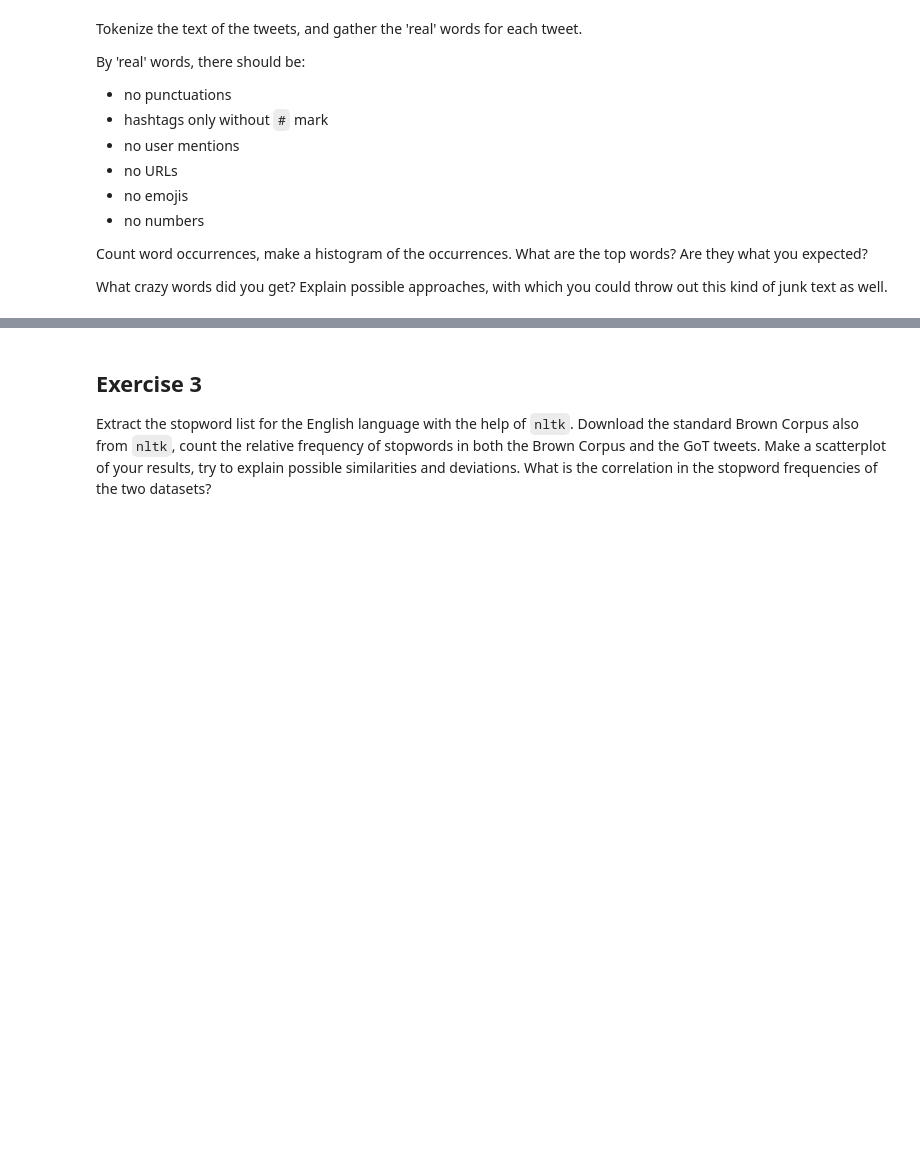
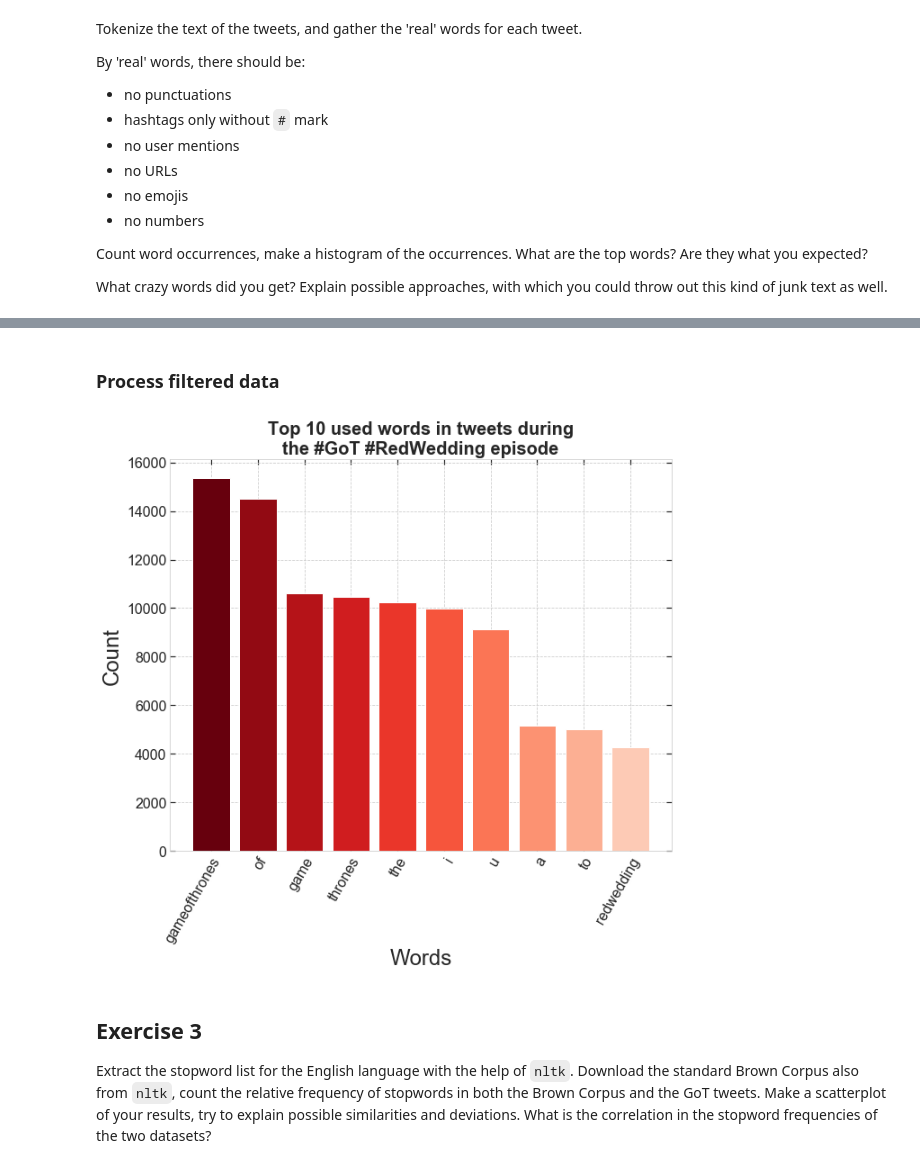
Before and after one commit to masterdesky/ELTE-data-exploration-2020, a Jupyter notebook: Lecture 10/worksheet_nlp.ipynb, the cells around one changed output, grey strips where cells are left out. Cells and saved outputs as stored; diff of their text form; code cells hidden in the pictures; blank space fills up the shorter version.

```diff
--- a/Lecture 10/worksheet_nlp.ipynb
+++ b/Lecture 10/worksheet_nlp.ipynb
@@ -22,0 +197,8 @@ What crazy words did you get? Explain possible approaches, with which you could
+# %%
+# Choose the top N words from the vocabulary
+top_k = None
+tokenizer = tf.keras.preprocessing.text.Tokenizer(num_words=top_k,
+                                                  oov_token="<unk>",
+                                                  filters=filters)
+# %%
+tokenizer.fit_on_texts(text_flt)
@@ -22,0 +208,2 @@ What crazy words did you get? Explain possible approaches, with which you could
+# %% [markdown]
+### Process filtered data
@@ -23,3 +213,45 @@ What crazy words did you get? Explain possible approaches, with which you could
+# %%
+word_index = tokenizer.word_index
+word_counts = dict(tokenizer.word_counts)
+# %%
+word_counts_df = pd.DataFrame({'words': list(word_counts.keys()),
+                               'counts': list(word_counts.values())}).sort_values(by=['counts'],
+                                                                                  ascending=False,
+                                                                                  ignore_index=True)
+# %%
+ncols = 1
+nrows = 1
+fig, axes = plt.subplots(nrows=nrows, ncols=ncols, figsize=(ncols*10, nrows*8))
+
+# Number of words plotted
+n_words = 10
+
+# Choose colors for bars
+start = 0.0
+stop = 0.8
+cm_subsection = np.linspace(start, stop, n_hash)
+colors = [cm.Reds_r(i) for i in cm_subsection]
+
+axes.bar(x=word_counts_df['words'][:n_words],
+         height=word_counts_df['counts'][:n_words],
+         tick_label=word_counts_df['words'][:n_words],
+         color=colors
+        )
+
+axes.set_title('Top {0} used words in tweets during\nthe #GoT #RedWedding episode'.format(n_words),
+               fontsize=titlesize, fontweight='bold')
+
+axes.set_xlabel('Words', fontsize=axislabelsize)
+axes.set_ylabel('Count', fontsize=axislabelsize)
+
+axes.set_xticklabels(word_counts_df['words'][:n_words],
+                     rotation=60, ha='right', rotation_mode='anchor')
+axes.tick_params(axis='both', which='major', labelsize=axisticksize)
+
+
+plt.show()
+# %% [output]
+[figure, added]
 # %% [markdown]
 ## Exercise 3
 
```
Also changed, not shown: parts of 28 cells of this notebook, 40 other files.
